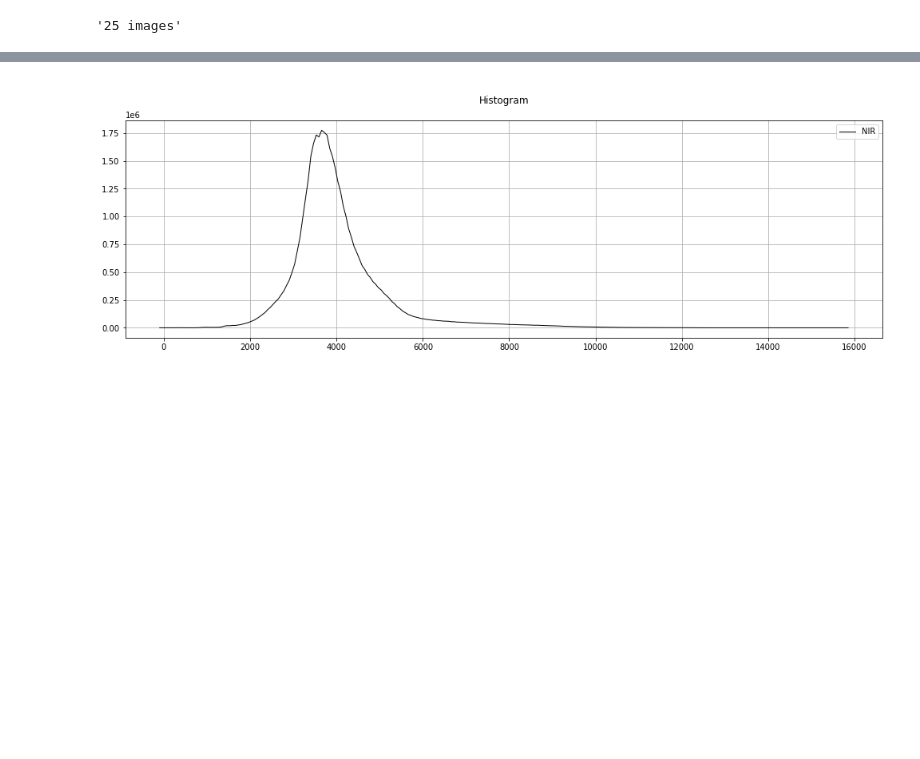
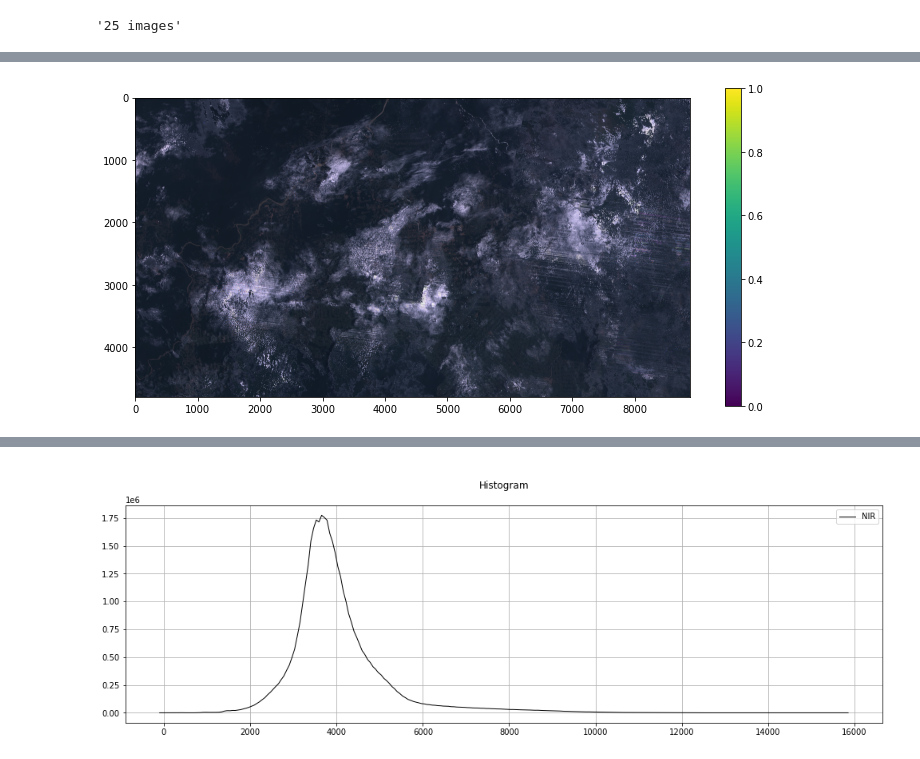
Before and after one commit to AbnerErnaniADSFatec/sample-assessment-data-science, a Jupyter notebook: testes/testes_python.ipynb, the cells around one changed output, grey strips where cells are left out. Saved outputs shown, nothing was run; the diff lists cells and outputs as text; code cells hidden in the pictures; blank space fills up the shorter version.

```diff
--- a/testes/testes_python.ipynb
+++ b/testes/testes_python.ipynb
@@ -68,0 +110,19 @@ f"{len(dates)} images"
+# %%
+red = eodatacube.select(band="red",time=dates[20])
+red = red.values[0]
+green = eodatacube.select(band="green",time=dates[20])
+green = green.values[0]
+blue = eodatacube.select(band="blue",time=dates[20])
+blue = blue.values[0]
+# %%
+rgb = np.dstack(
+    (Spectral()._normalize(red), Spectral()._normalize(green), Spectral()._normalize(blue))
+)
+plt.figure(figsize=(10, 5))
+plt.imshow(rgb)
+plt.tight_layout()
+plt.colorbar()
+
+plt.show()
+# %% [output]
+[figure, added]
```
Also changed, not shown: parts of 21 cells of this notebook, 2 other files.
